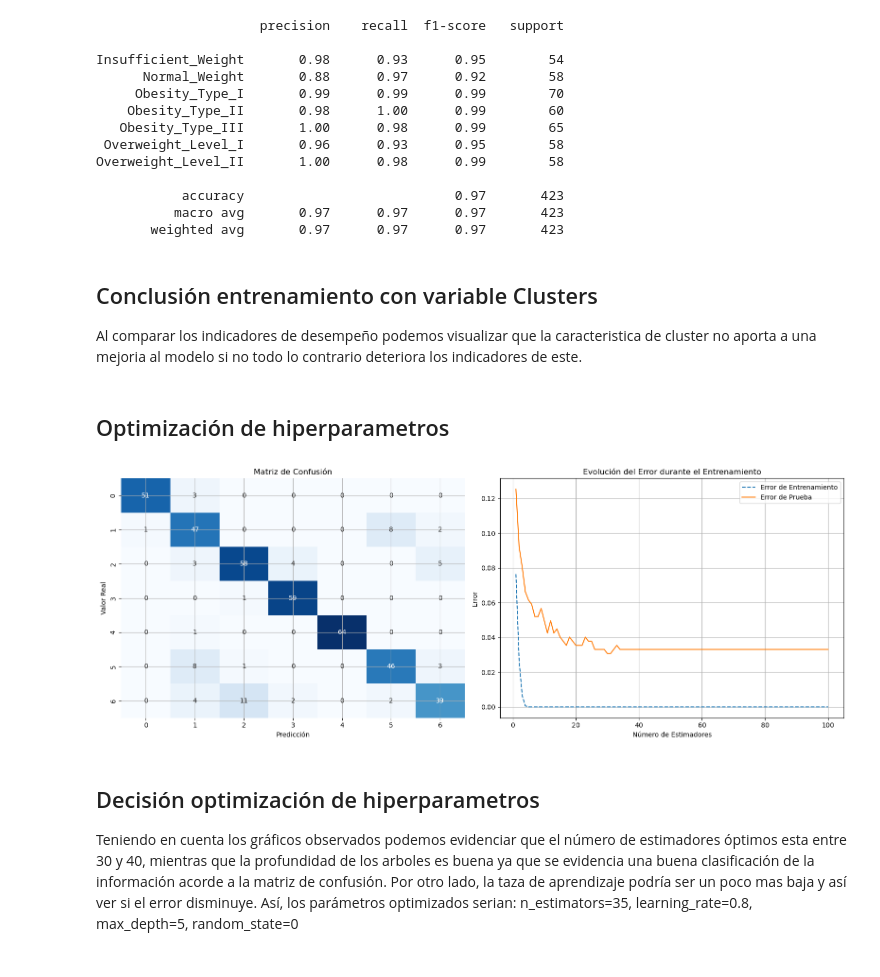
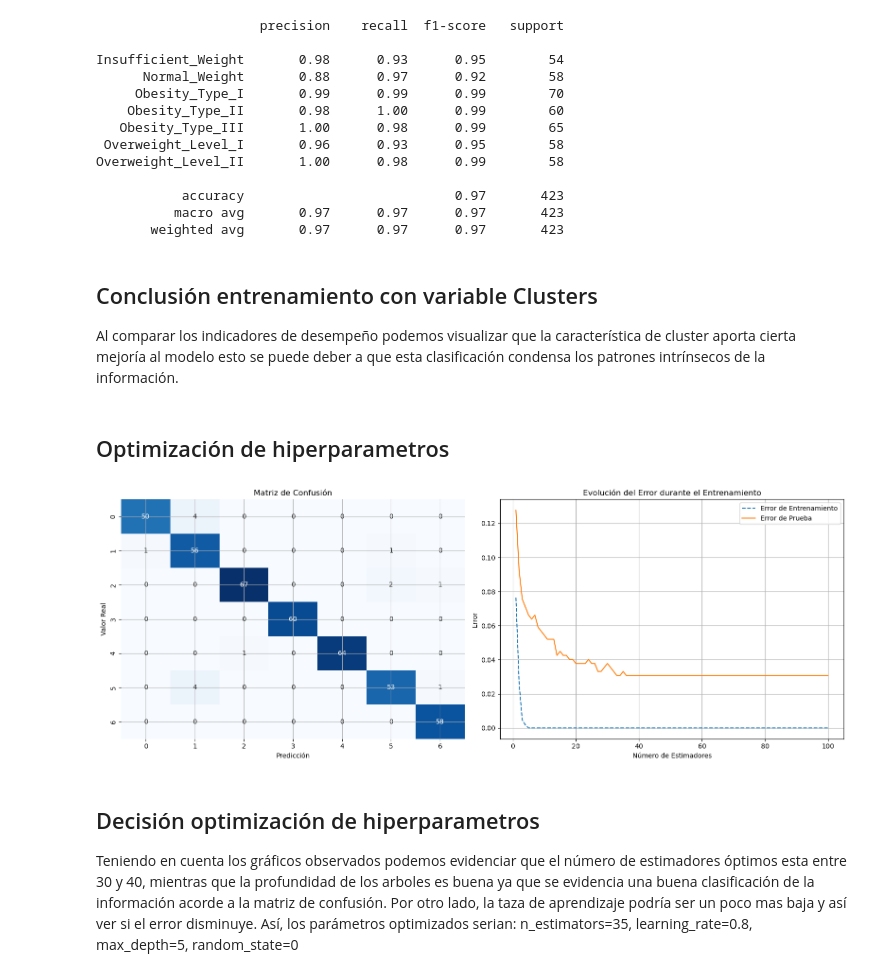
Before and after one commit to Mara-Calderon/Proyecto_final_ML1, a Jupyter notebook: Notebooks/3.Mod_Supervisado.ipynb, the cells around one changed output. Drawn from its saved outputs; the diff is of its cells as text; code cells hidden in the pictures.

```diff
--- a/Notebooks/3.Mod_Supervisado.ipynb
+++ b/Notebooks/3.Mod_Supervisado.ipynb
@@ -242,7 +242,7 @@ numerical_transformer = Pipeline(steps=[
 ])
 
 categorical_transformer = Pipeline(steps=[
-    ('onehot', OneHotEncoder(handle_unknown='ignore',sparse_output=False))
+    ('onehot', OrdinalEncoder())
 ])
 
 # Usamos ColumnTransformer para combinar ambas transformaciones
@@ -445,7 +445,7 @@ Overweight_Level_II       1.00      0.98      0.99        58
        weighted avg       0.97      0.97      0.97       423
 # %% [markdown]
 ## Conclusión entrenamiento con variable Clusters
-Al comparar los indicadores de desempeño podemos visualizar que la caracteristica de cluster no aporta a una mejoria al modelo si no todo lo contrario deteriora los indicadores de este.
+Al comparar los indicadores de desempeño podemos visualizar que la característica de cluster aporta cierta mejoría al modelo esto se puede deber a que esta clasificación condensa los patrones intrínsecos de la información.
 # %% [markdown]
 ## Optimización de hiperparametros
 # %%
@@ -486,16 +486,16 @@ def grafico_evolucion_entrenamiento(y_test, y_pred, model, X_train, y_train, X_v
     plt.show()
 # %%
 # Preprocesamiento de los datos de entrada
-X_train_processed = model_pipeline_GB.named_steps['preprocessor'].transform(x_train)
-X_test_processed = model_pipeline_GB.named_steps['preprocessor'].transform(x_test)
+X_train_processed = model_pipeline_GB_1.named_steps['preprocessor'].transform(x1_train)
+X_test_processed = model_pipeline_GB_1.named_steps['preprocessor'].transform(x1_test)
 
 # Extraer el modelo GradientBoostingClassifier desde el Pipeline
-gb_model = model_pipeline_GB.named_steps['classifier']
+gb_model = model_pipeline_GB_1.named_steps['classifier']
 
 # Llamar a la función con los datos preprocesados
 grafico_evolucion_entrenamiento(y_test, y_pred, gb_model, X_train_processed, y_train, X_test_processed, y_test)
 # %% [output]
-[figure, old version]
+[figure, new version]
 # %% [markdown]
 ## Decisión optimización de hiperparametros
 Teniendo en cuenta los gráficos observados podemos evidenciar que el número de estimadores óptimos esta entre 30 y 40, mientras que la profundidad de los arboles es buena ya que se evidencia una buena clasificación de la información acorde a la matriz de confusión.  Por otro lado, la taza de aprendizaje podría ser un poco mas baja y así ver si el error disminuye.
```
Also changed, not shown: parts of 10 cells of this notebook.
